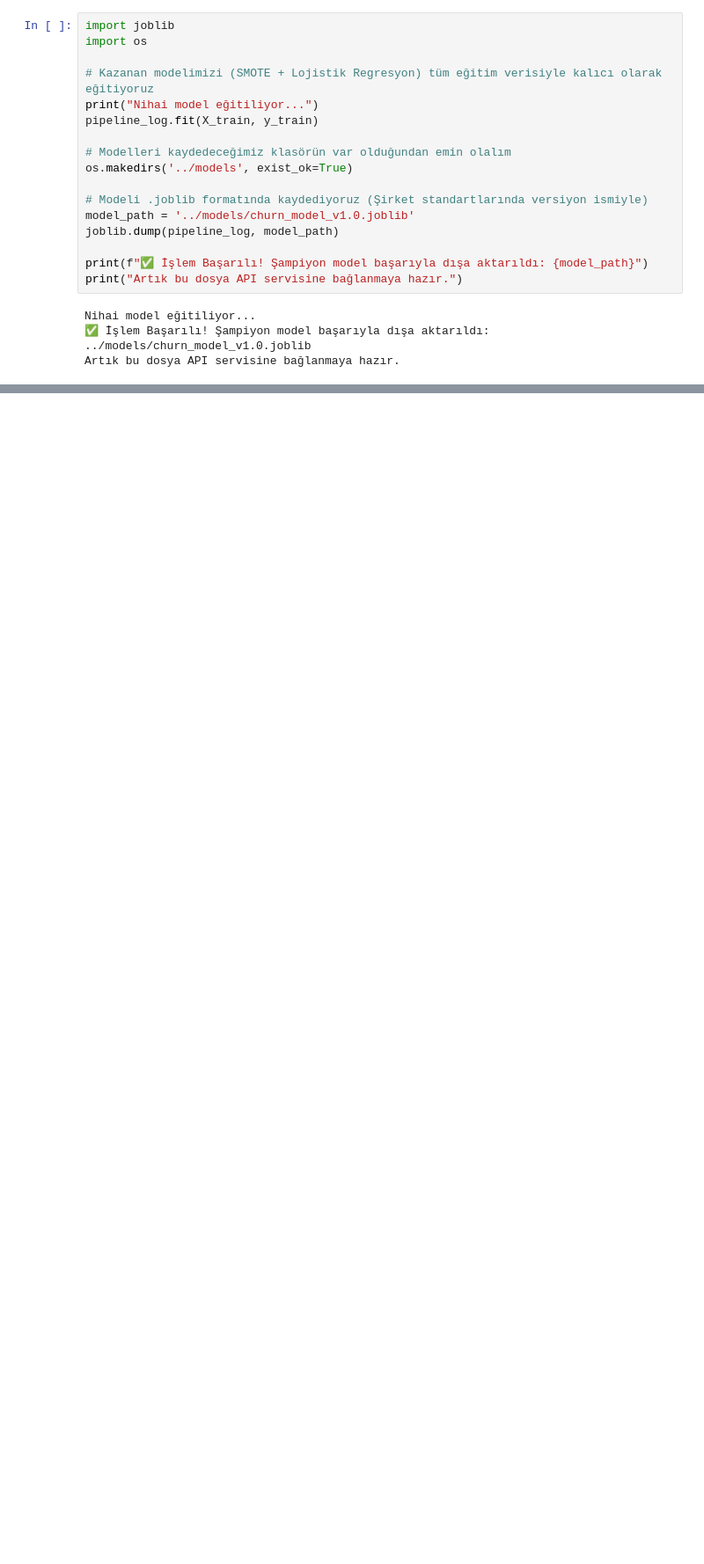
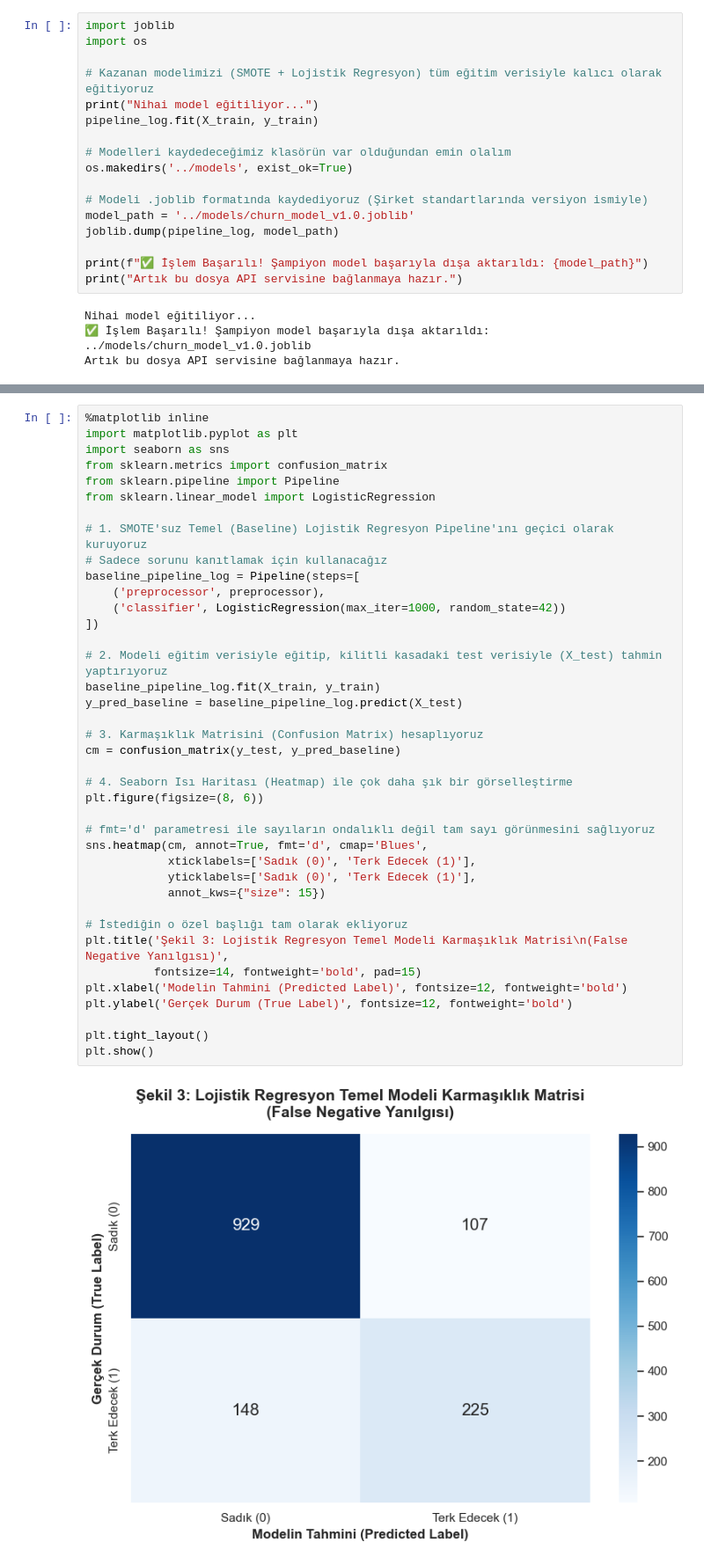
Before and after one commit to efeyigitaltun/churn-prediction, a Jupyter notebook: notebooks/01_eda.ipynb, the cells around one changed output, grey strips where cells are left out. Shown at 88% size. Saved outputs shown, nothing was run; the diff lists cells and outputs as text; blank space fills up the shorter version.

```diff
--- a/notebooks/01_eda.ipynb
+++ b/notebooks/01_eda.ipynb
@@ -374,0 +412,41 @@ MÜŞTERİYİ TERK ETMEYE (CHURN) İTEN EN RİSKLİ 5 FAKTÖR:
+# %%
+%matplotlib inline
+import matplotlib.pyplot as plt
+import seaborn as sns
+from sklearn.metrics import confusion_matrix
+from sklearn.pipeline import Pipeline
+from sklearn.linear_model import LogisticRegression
+
+# 1. SMOTE'suz Temel (Baseline) Lojistik Regresyon Pipeline'ını geçici olarak kuruyoruz
+# Sadece sorunu kanıtlamak için kullanacağız
+baseline_pipeline_log = Pipeline(steps=[
+    ('preprocessor', preprocessor),
+    ('classifier', LogisticRegression(max_iter=1000, random_state=42))
+])
+
+# 2. Modeli eğitim verisiyle eğitip, kilitli kasadaki test verisiyle (X_test) tahmin yaptırıyoruz
+baseline_pipeline_log.fit(X_train, y_train)
+y_pred_baseline = baseline_pipeline_log.predict(X_test)
+
+# 3. Karmaşıklık Matrisini (Confusion Matrix) hesaplıyoruz
+cm = confusion_matrix(y_test, y_pred_baseline)
+
+# 4. Seaborn Isı Haritası (Heatmap) ile çok daha şık bir görselleştirme
+plt.figure(figsize=(8, 6))
+
+# fmt='d' parametresi ile sayıların ondalıklı değil tam sayı görünmesini sağlıyoruz
+sns.heatmap(cm, annot=True, fmt='d', cmap='Blues',
+            xticklabels=['Sadık (0)', 'Terk Edecek (1)'],
+            yticklabels=['Sadık (0)', 'Terk Edecek (1)'],
+            annot_kws={"size": 15})
+
+# İstediğin o özel başlığı tam olarak ekliyoruz
+plt.title('Şekil 3: Lojistik Regresyon Temel Modeli Karmaşıklık Matrisi\n(False Negative Yanılgısı)',
+          fontsize=14, fontweight='bold', pad=15)
+plt.xlabel('Modelin Tahmini (Predicted Label)', fontsize=12, fontweight='bold')
+plt.ylabel('Gerçek Durum (True Label)', fontsize=12, fontweight='bold')
+
+plt.tight_layout()
+plt.show()
+# %% [output]
+[figure, added]
```
Also changed, not shown: parts of 2 cells of this notebook, 1 other file.
